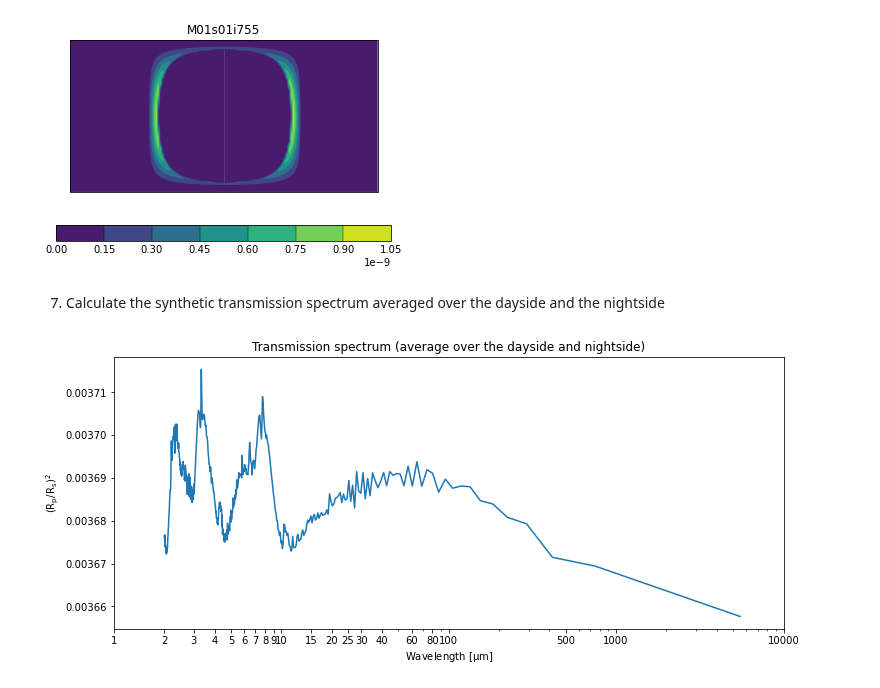
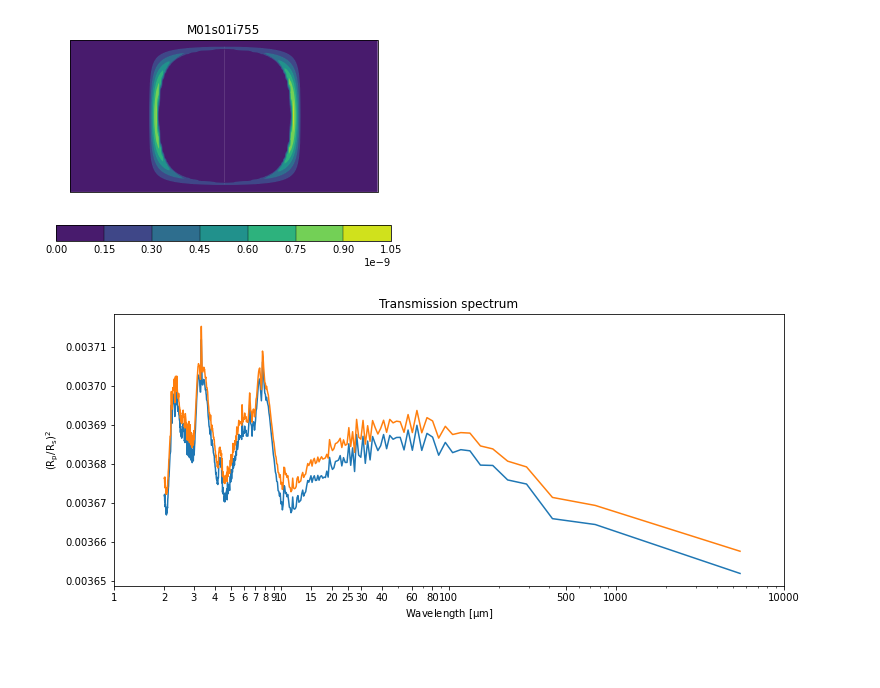
Before and after one commit to exoclim/aeolus, a Jupyter notebook: examples/03_Transmission_Spectrum.ipynb, the cells around one changed output. Cells and saved outputs as stored; diff of their text form; code cells hidden in the pictures; blank space fills up the shorter version.

Commit message:
Refactor functions to calculate transmission spectrum in synthobs

```diff
--- a/examples/03_Transmission_Spectrum.ipynb
+++ b/examples/03_Transmission_Spectrum.ipynb
@@ -103,0 +104,9 @@ qplt.contourf(planet_transmission_day[100, ...]);
+# %%
+rp_eff_over_rs = calc_transmission_spectrum(
+    planet_transmission_day,
+    spectral_file,
+    stellar_constant_at_1_au,
+    stellar_radius,
+    planet_top_of_atmosphere,
+    model=um,
+)
@@ -105,37 +120,44 @@ qplt.contourf(planet_transmission_day[100, ...]);
 qplt.contourf(planet_transmission_night[100, ...]);
 # %% [output]
 [figure]
-# %% [markdown]
-7. Calculate the synthetic transmission spectrum averaged over the dayside and the nightside
 # %%
-spectral_band_centers, rp_eff_over_rs = calc_transmission_spectrum_day_night_average(
+rp_eff_over_rs_dn = calc_transmission_spectrum_day_night_average(
+    planet_transmission_day,
+    planet_transmission_night,
     spectral_file,
     stellar_constant_at_1_au,
     stellar_radius,
     planet_top_of_atmosphere,
-    planet_transmission_day,
-    planet_transmission_night,
     model=um,
 )
 # %%
 fig, ax = plt.subplots(figsize=(12, 5))
-ax.plot(spectral_band_centers * 1e6, rp_eff_over_rs.data ** 2)
+ax.plot(
+    rp_eff_over_rs.coord("spectral_band_centres").points * 1e6,
+    rp_eff_over_rs.data ** 2,
+    label="Dayside",
+)
+ax.plot(
+    rp_eff_over_rs.coord("spectral_band_centres").points * 1e6,
+    rp_eff_over_rs_dn.data ** 2,
+    label="Average over the dayside and nightside",
+)
 
-ax.set_title("Transmission spectrum (average over the dayside and nightside)")
+ax.set_title("Transmission spectrum")
 ax.set_xlabel("Wavelength [$\mu$m]")
 ax.set_ylabel("($R_p/R_s)^2$")
 ax.set_xscale("log")
 
 xticks = np.concatenate(
     [
         np.arange(1, 11, 1),
         np.arange(15, 35, 5),
         np.arange(40, 120, 20),
         np.arange(500, 1400, 500),
         np.arange(10000, 10001, 500),
     ]
 )
 ax.set_xticks(xticks)
 ax.set_xticklabels(xticks);
 # %% [output]
-[figure, old version]
+[figure, new version]
```
Also changed, not shown: parts of 5 cells of this notebook, 3 other files.
